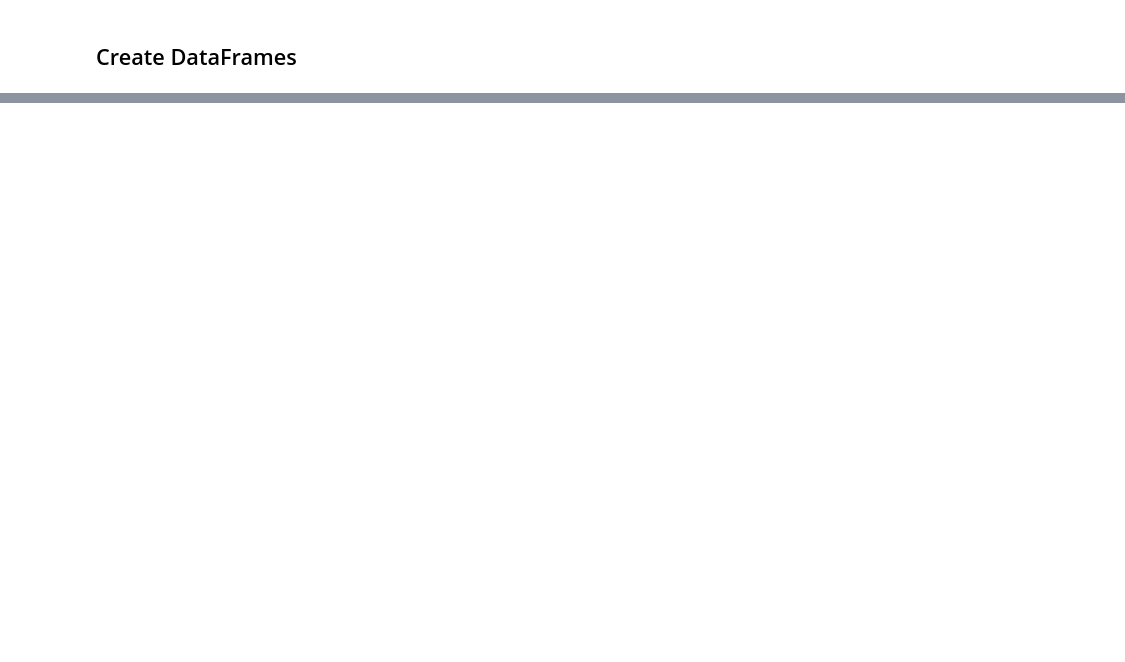
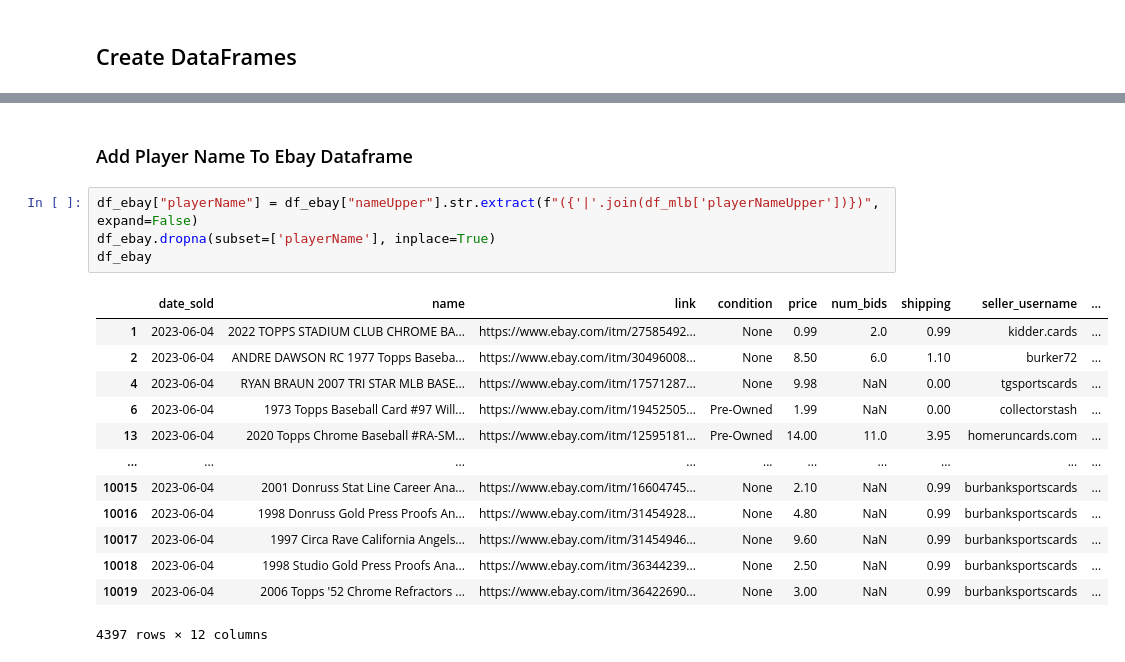
Before and after one commit to AlexAbraham1/EbayBaseballScraper, a Jupyter notebook: Notebooks/analysis.ipynb, the cells around one changed output, grey strips where cells are left out. Drawn from its saved outputs; the diff is of its cells as text; blank space fills up the shorter version.

```diff
--- a/Notebooks/analysis.ipynb
+++ b/Notebooks/analysis.ipynb
@@ -32,0 +60,20 @@ df_ebay
+# %% [markdown]
+### Add Player Name To Ebay Dataframe
+# %%
+df_ebay["playerName"] = df_ebay["nameUpper"].str.extract(f"({'|'.join(df_mlb['playerNameUpper'])})", expand=False)
+df_ebay.dropna(subset=['playerName'], inplace=True)
+df_ebay
+# %% [output]
+|  | date_sold | name | link | condition | price | num_bids | shipping | seller_username | ... |
+| 1 | 2023-06-04 | 2022 TOPPS STADIUM CLUB CHROME BA... | https://www.ebay.com/itm/27585492... | None | 0.99 | 2.0 | 0.99 | kidder.cards | ... |
+| 2 | 2023-06-04 | ANDRE DAWSON RC 1977 Topps Baseba... | https://www.ebay.com/itm/30496008... | None | 8.50 | 6.0 | 1.10 | burker72 | ... |
+| 4 | 2023-06-04 | RYAN BRAUN 2007 TRI STAR MLB BASE... | https://www.ebay.com/itm/17571287... | None | 9.98 | NaN | 0.00 | tgsportscards | ... |
+| 6 | 2023-06-04 | 1973 Topps Baseball Card #97 Will... | https://www.ebay.com/itm/19452505... | Pre-Owned | 1.99 | NaN | 0.00 | collectorstash | ... |
+| 13 | 2023-06-04 | 2020 Topps Chrome Baseball #RA-SM... | https://www.ebay.com/itm/12595181... | Pre-Owned | 14.00 | 11.0 | 3.95 | homeruncards.com | ... |
+| ... | ... | ... | ... | ... | ... | ... | ... | ... | ... |
+| 10015 | 2023-06-04 | 2001 Donruss Stat Line Career Ana... | https://www.ebay.com/itm/16604745... | None | 2.10 | NaN | 0.99 | burbanksportscards | ... |
+| 10016 | 2023-06-04 | 1998 Donruss Gold Press Proofs An... | https://www.ebay.com/itm/31454928... | None | 4.80 | NaN | 0.99 | burbanksportscards | ... |
+| 10017 | 2023-06-04 | 1997 Circa Rave California Angels... | https://www.ebay.com/itm/31454946... | None | 9.60 | NaN | 0.99 | burbanksportscards | ... |
+| 10018 | 2023-06-04 | 1998 Studio Gold Press Proofs Ana... | https://www.ebay.com/itm/36344239... | None | 2.50 | NaN | 0.99 | burbanksportscards | ... |
+| 10019 | 2023-06-04 | 2006 Topps '52 Chrome Refractors ... | https://www.ebay.com/itm/36422690... | None | 3.00 | NaN | 0.99 | burbanksportscards | ... |
+4397 rows × 12 columns
```
Also changed, not shown: parts of 9 cells of this notebook, 1 other file.
